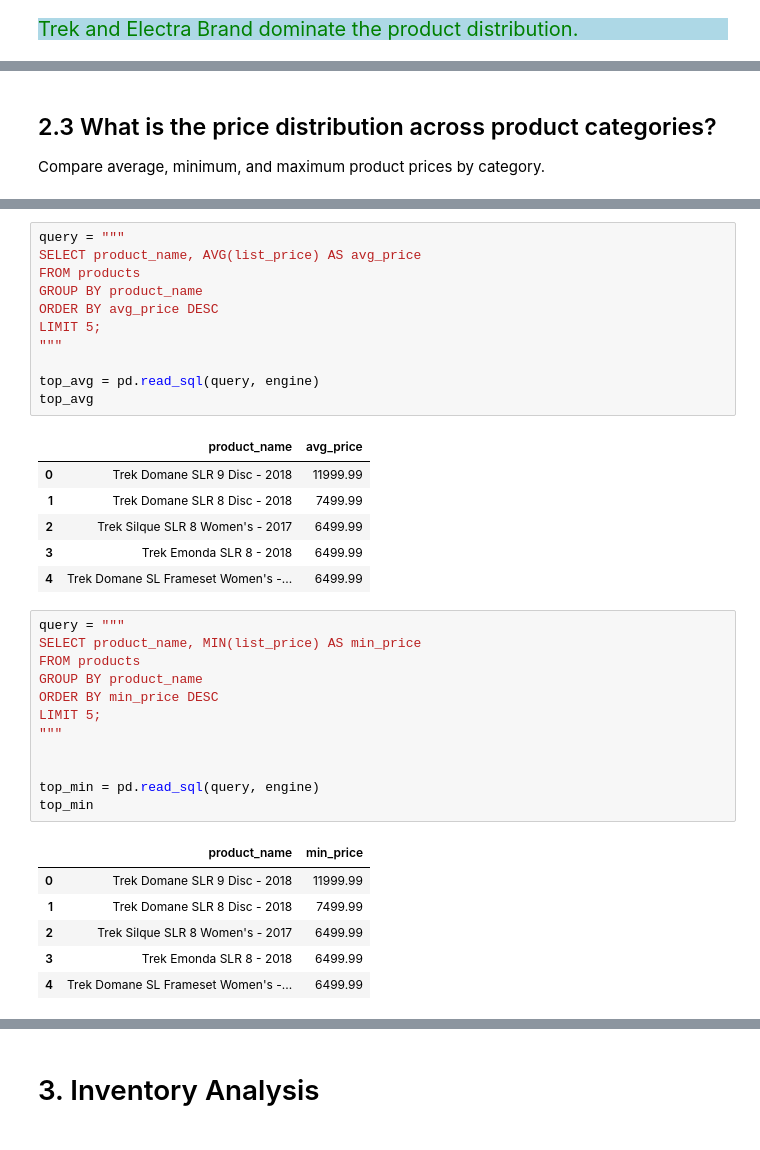
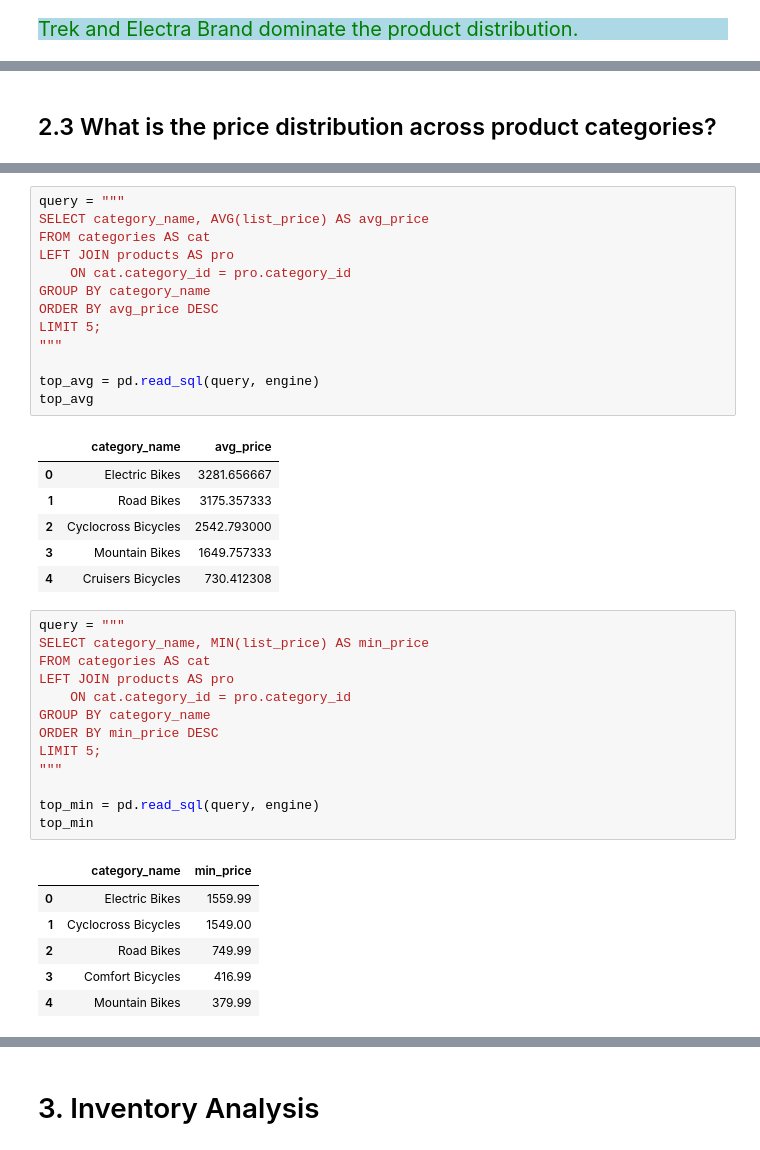
Before and after one commit to Kartika-Nidhi/Biker_Store_Analysis_SQL, a Jupyter notebook: BikeStoreAnalysisSQl.ipynb, the cells around one changed output, grey strips where cells are left out. Cells and saved outputs as stored; diff of their text form.

```diff
--- a/BikeStoreAnalysisSQl.ipynb
+++ b/BikeStoreAnalysisSQl.ipynb
@@ -253,46 +243,47 @@ plt.show()
 <div>
 # %% [markdown]
 ## 2.3 What is the price distribution across product categories?
-
-Compare average, minimum, and maximum product prices by category.
 # %% [markdown]
 <div>
 # %%
 query = """
-SELECT product_name, AVG(list_price) AS avg_price
-FROM products
-GROUP BY product_name
+SELECT category_name, AVG(list_price) AS avg_price
+FROM categories AS cat
+LEFT JOIN products AS pro
+    ON cat.category_id = pro.category_id
+GROUP BY category_name
 ORDER BY avg_price DESC
 LIMIT 5;
 """
 
 top_avg = pd.read_sql(query, engine)
 top_avg
 # %% [output]
-|  | product_name | avg_price |
-| 0 | Trek Domane SLR 9 Disc - 2018 | 11999.99 |
-| 1 | Trek Domane SLR 8 Disc - 2018 | 7499.99 |
-| 2 | Trek Silque SLR 8 Women's - 2017 | 6499.99 |
-| 3 | Trek Emonda SLR 8 - 2018 | 6499.99 |
-| 4 | Trek Domane SL Frameset Women's -... | 6499.99 |
+|  | category_name | avg_price |
+| 0 | Electric Bikes | 3281.656667 |
+| 1 | Road Bikes | 3175.357333 |
+| 2 | Cyclocross Bicycles | 2542.793000 |
+| 3 | Mountain Bikes | 1649.757333 |
+| 4 | Cruisers Bicycles | 730.412308 |
 # %%
 query = """
-SELECT product_name, MIN(list_price) AS min_price
-FROM products
-GROUP BY product_name
+SELECT category_name, MIN(list_price) AS min_price
+FROM categories AS cat
+LEFT JOIN products AS pro
+    ON cat.category_id = pro.category_id
+GROUP BY category_name
 ORDER BY min_price DESC
 LIMIT 5;
 """
 
-
 top_min = pd.read_sql(query, engine)
 top_min
 # %% [output]
-|  | product_name | min_price |
-| 0 | Trek Domane SLR 9 Disc - 2018 | 11999.99 |
-| 1 | Trek Domane SLR 8 Disc - 2018 | 7499.99 |
-| 2 | Trek Silque SLR 8 Women's - 2017 | 6499.99 |
-| 3 | Trek Emonda SLR 8 - 2018 | 6499.99 |
-| 4 | Trek Domane SL Frameset Women's -... | 6499.99 |
+|  | category_name | min_price |
+| 0 | Electric Bikes | 1559.99 |
+| 1 | Cyclocross Bicycles | 1549.00 |
+| 2 | Road Bikes | 749.99 |
+| 3 | Comfort Bicycles | 416.99 |
+| 4 | Mountain Bikes | 379.99 |
 # %%
 query = """
```
Also changed, not shown: parts of 10 cells of this notebook.
